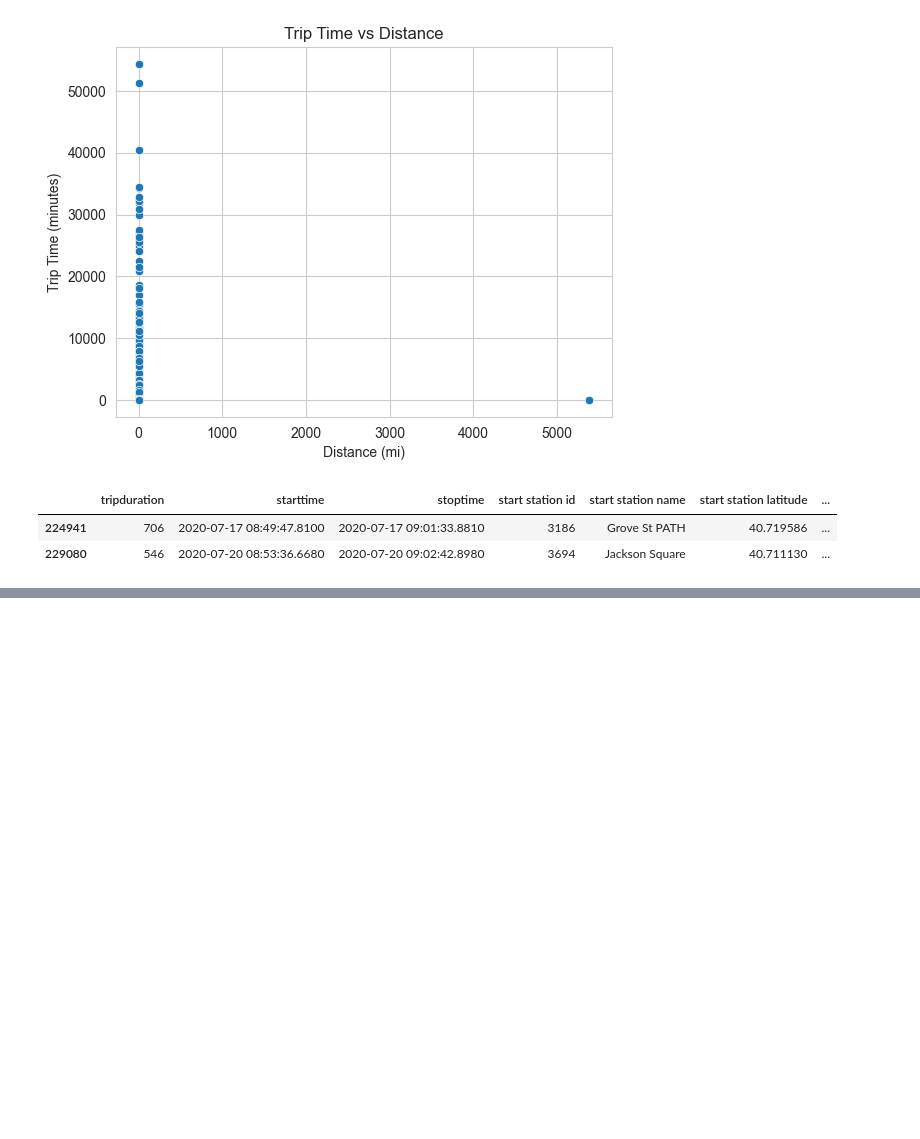
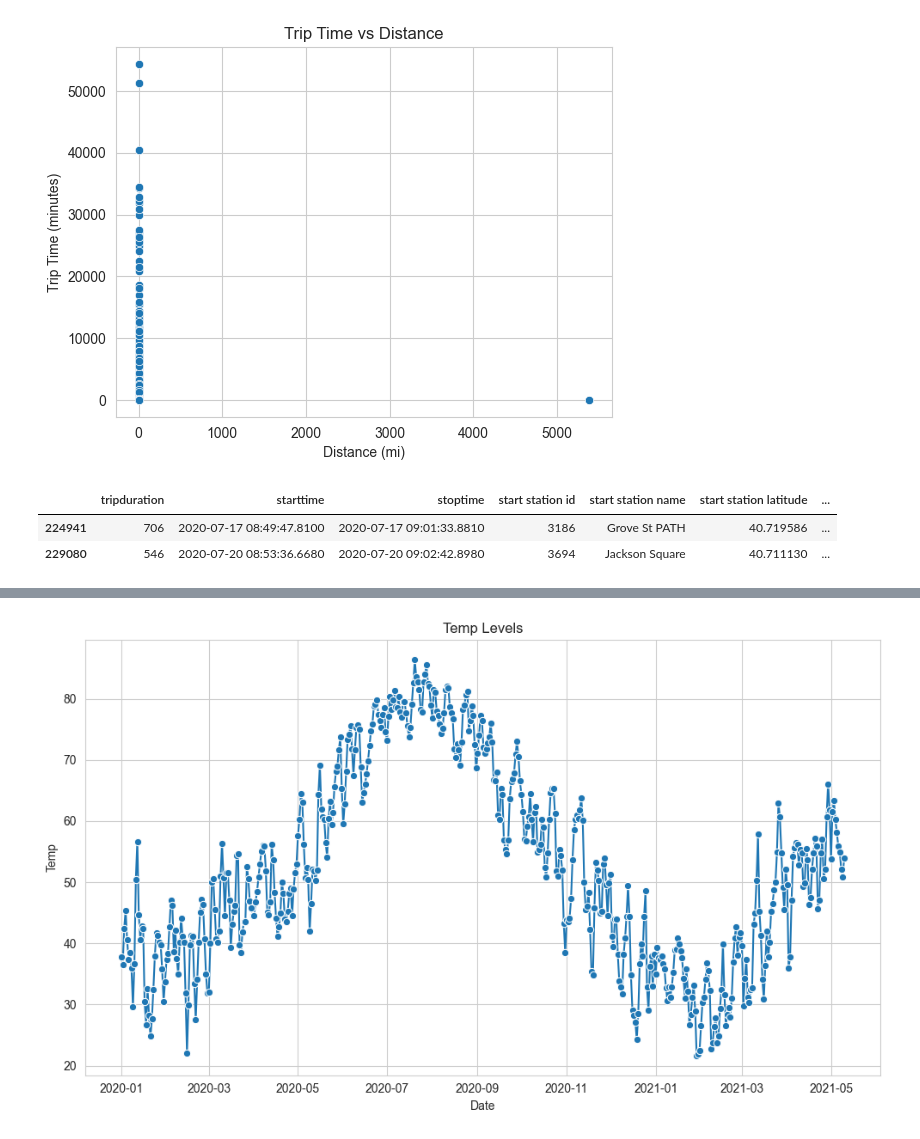
Before and after one commit to nallen19/DSandML, a Jupyter notebook: Project/Project.ipynb, the cells around one changed output, grey strips where cells are left out. Cells and saved outputs as stored; diff of their text form; code cells hidden in the pictures; blank space fills up the shorter version.

Commit message:
Weather

```diff
--- a/Project/Project.ipynb
+++ b/Project/Project.ipynb
@@ -338,4 +148,4 @@ def plot_confusion_matrix(cm, classes, normalize=False, title='Confusion matrix'
 # %%
-fhvhv_tripdata_2021_01 = pd.read_csv('./Data/Uber/fhvhv_tripdata_2021-01.csv')
-fhvhv_tripdata_2021_01.head()
+df_weather = pd.read_csv('./Data/nyc_temperatures.csv')
+df_weather.head()
 # %% [output]
@@ -354,0 +159,13 @@ NameError: name 'airport_ids' is not defined
+# %%
+df_weather = df_weather.groupby('DATE').agg({
+    'PRCP': 'mean',
+    'SNOW': 'mean',
+    'SNWD': 'mean',
+    'TMAX': 'mean',
+    'TMIN': 'mean'
+}).reset_index()
+
+df_weather.columns = [col.lower() for col in df_weather.columns]
+
+df_weather['tmid'] = (df_weather['tmax'] + df_weather['tmin']) / 2
+df_weather.head()
@@ -354,0 +179,14 @@ NameError: name 'airport_ids' is not defined
+# %%
+df_weather['date'] = pd.to_datetime(df_weather['date']).dt.date
+# %%
+sns.set_style("whitegrid")
+plt.figure(figsize=(10, 6))
+sns.lineplot(x='date', y='tmid', data=df_weather, marker='o')
+
+plt.title('Temp Levels')
+plt.xlabel('Date')
+plt.ylabel('Temp')
+plt.tight_layout()
+plt.show()
+# %% [output]
+[figure, added]
```
Also changed, not shown: parts of 32 cells of this notebook, 12 other files.
